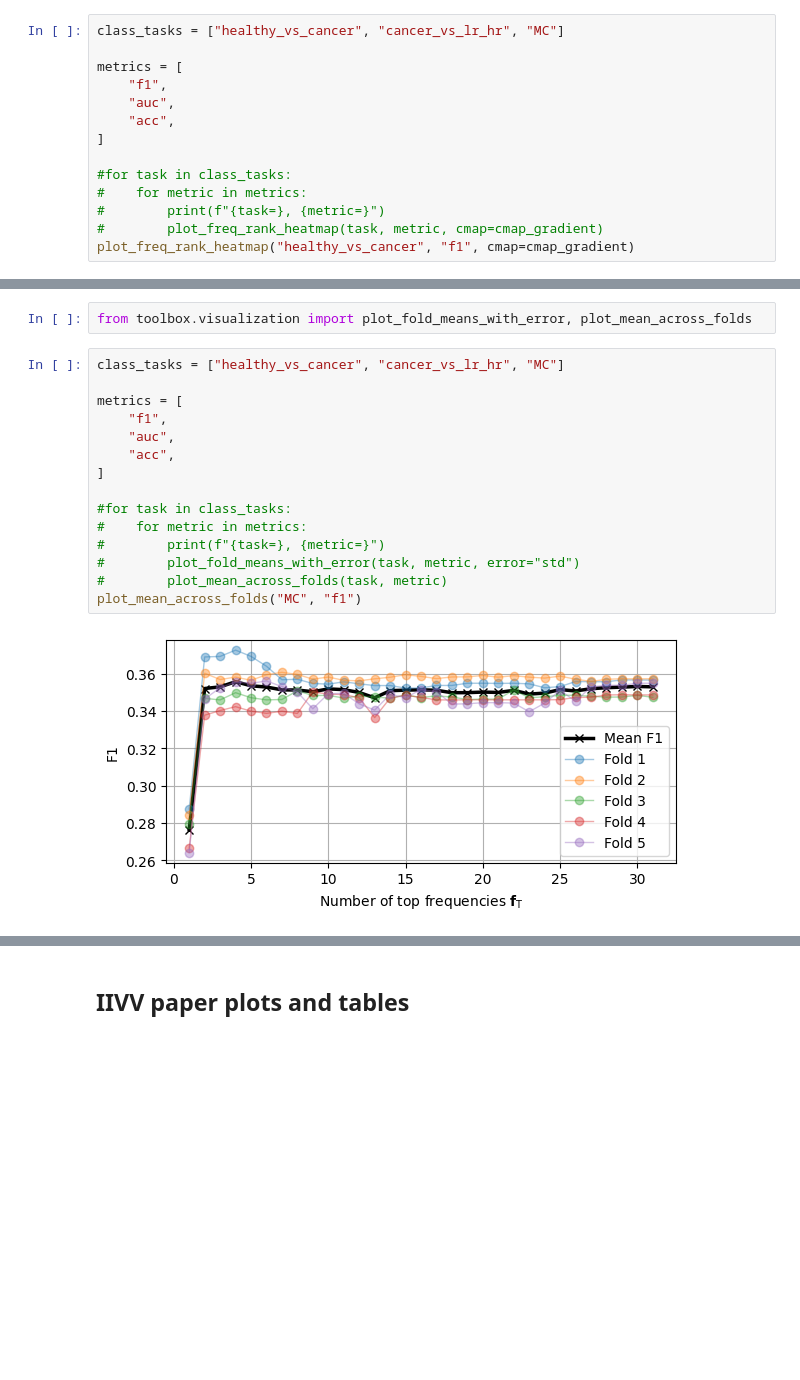
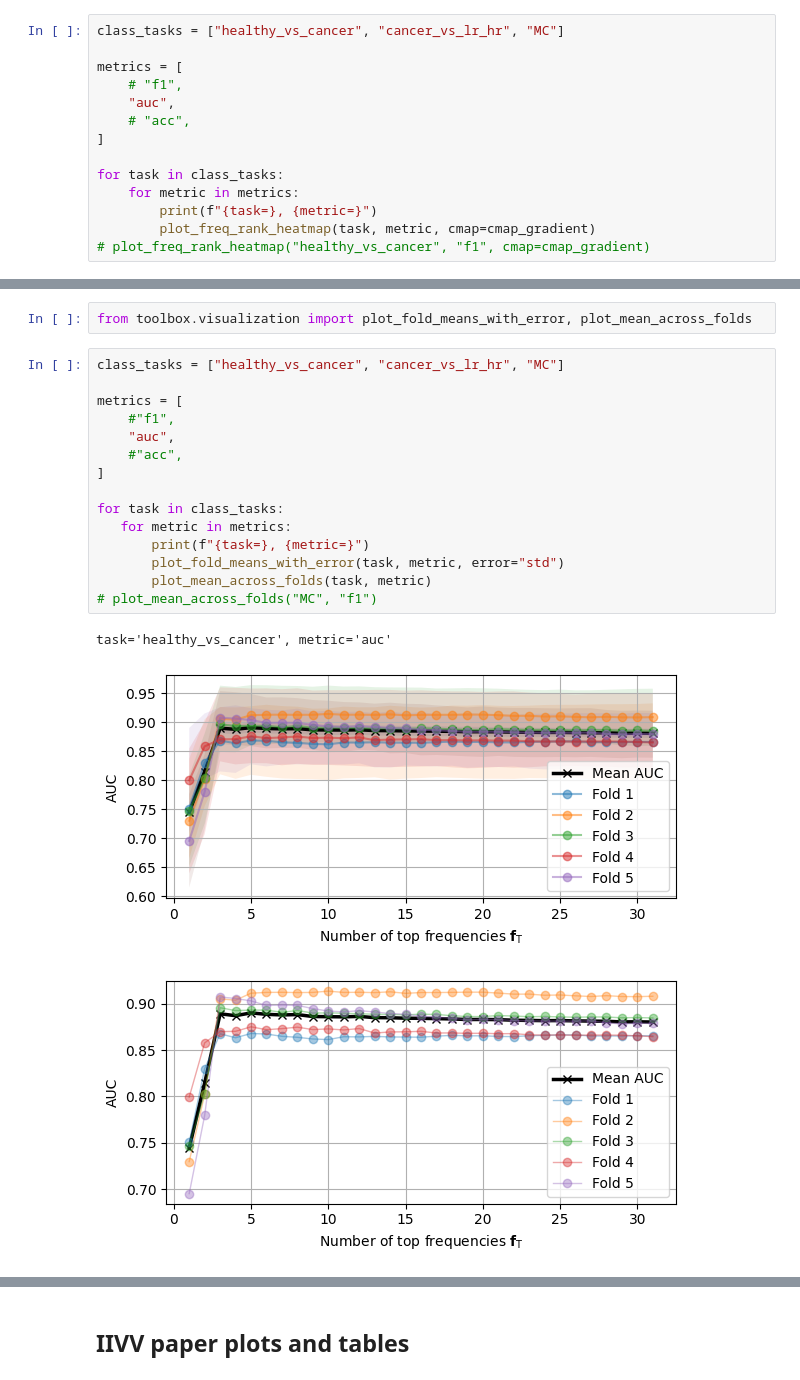
Before and after one commit to EITLabworks/IIVV-Evaluation, a Jupyter notebook: Figures-and-Tables.ipynb, the cells around one changed output, grey strips where cells are left out. Saved outputs shown, nothing was run; the diff lists cells and outputs as text; blank space fills up the shorter version.

```diff
--- a/Figures-and-Tables.ipynb
+++ b/Figures-and-Tables.ipynb
@@ -31,14 +31,14 @@ from toolbox.visualization import cmap_gradient, plot_freq_rank_heatmap
 class_tasks = ["healthy_vs_cancer", "cancer_vs_lr_hr", "MC"]
 
 metrics = [
-    "f1",
+    # "f1",
     "auc",
-    "acc",
+    # "acc",
 ]
 
-#for task in class_tasks:
-#    for metric in metrics:
-#        print(f"{task=}, {metric=}")
-#        plot_freq_rank_heatmap(task, metric, cmap=cmap_gradient)
-plot_freq_rank_heatmap("healthy_vs_cancer", "f1", cmap=cmap_gradient)
+for task in class_tasks:
+    for metric in metrics:
+        print(f"{task=}, {metric=}")
+        plot_freq_rank_heatmap(task, metric, cmap=cmap_gradient)
+# plot_freq_rank_heatmap("healthy_vs_cancer", "f1", cmap=cmap_gradient)
 # %% [output]
@@ -50,17 +55,19 @@ from toolbox.visualization import plot_fold_means_with_error, plot_mean_across_f
 # %%
 class_tasks = ["healthy_vs_cancer", "cancer_vs_lr_hr", "MC"]
 
 metrics = [
-    "f1",
+    #"f1",
     "auc",
-    "acc",
+    #"acc",
 ]
 
-#for task in class_tasks:
-#    for metric in metrics:
-#        print(f"{task=}, {metric=}")
-#        plot_fold_means_with_error(task, metric, error="std")
-#        plot_mean_across_folds(task, metric)
-plot_mean_across_folds("MC", "f1")
+for task in class_tasks:
+   for metric in metrics:
+       print(f"{task=}, {metric=}")
+       plot_fold_means_with_error(task, metric, error="std")
+       plot_mean_across_folds(task, metric)
+# plot_mean_across_folds("MC", "f1")
 # %% [output]
+task='healthy_vs_cancer', metric='auc'
-[figure, old version]
+[figure, new version]
+[figure, added]
```
Also changed, not shown: parts of 13 cells of this notebook, 17 other files.
